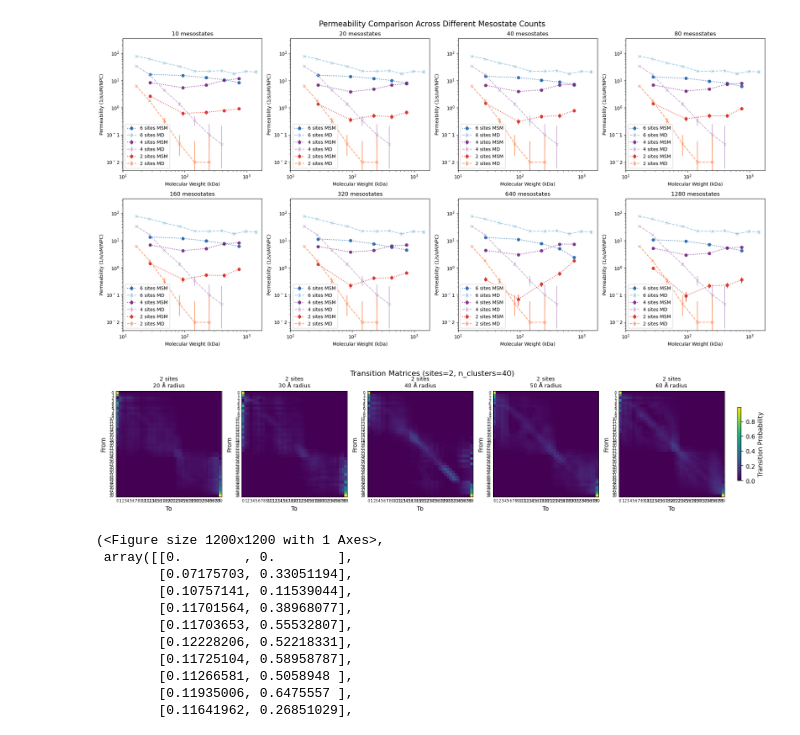
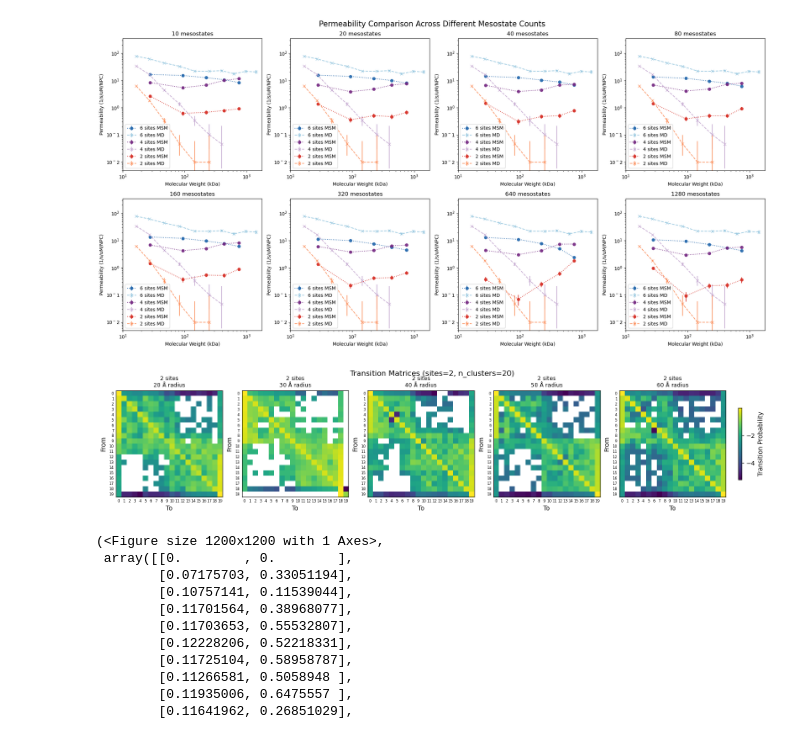
Before and after one commit to ravehlab/iMSM, a Jupyter notebook: 017_PRC_NTR_variants.ipynb, the cells around one changed output. Saved outputs shown, nothing was run; the diff lists cells and outputs as text; code cells hidden in the pictures.

```diff
--- a/017_PRC_NTR_variants.ipynb
+++ b/017_PRC_NTR_variants.ipynb
@@ -233,8 +247,8 @@ Calculating mesostates for 6 sites and 40 A radius...
 Calculating mesostates for 6 sites and 50 A radius...
 Calculating mesostates for 6 sites and 60 A radius...
 # %%
-# Cluster embedded trajectories to mesostates #
-###############################################
+# # Cluster embedded trajectories to mesostates #
+# ###############################################
 
 for sites in n_sites:
     for radius in radii:
@@ -242,9 +256,9 @@ for sites in n_sites:
         os.makedirs(f"data/ntr_variants/{sites}_sites/{radius}_radius/clustered", exist_ok=True)
         load_cluster_trajectories_save(
             n_clusters=[10, 20, 40, 80, 160, 320, 640, 1280],
-            load_embedded_path=f"data/ntr_variants/{sites}_sites/{radius}_radius/embedded/10-50-3k.pickle",
-            load_pca_cluster_path=f"data/ntr_variants/{sites}_sites/{radius}_radius/clusterings/10-50-6k-218pca-kmeans-#c#clusters.pickle",
-            save_clustered_path=f"data/ntr_variants/{sites}_sites/{radius}_radius/clustered/10-50-6k-218pca-kmeans-#c#clusters.pickle"
+            load_embedded_path=f"data/ntr_variants/{sites}_sites/{radius}_radius/embedded/10-80-6k.pickle",
+            load_pca_cluster_path=f"data/ntr_variants/{6}_sites/{radius}_radius/clusterings/10-80-6k-218pca-kmeans-#c#clusters.pickle",
+            save_clustered_path=f"data/ntr_variants/{sites}_sites/{radius}_radius/clustered_from_6-20/10-80-6k-218pca-kmeans-#c#clusters.pickle"
         )
 # %% [output]
 Clustering trajectories for 2 sites and 20 A radius...
@@ -267,14 +281,14 @@ Clustering trajectories for 6 sites and 60 A radius...
 # option 1: standard
 # option 2: bmsm
 
-for sites in [2]:
-    for radius in radii:
+for sites in [2,4,6]:
+    for radius in [20,30,40,50,60]:
         print(f"Generating transition matrix for {sites} sites and {radius} radius")
         os.makedirs(f"data/ntr_variants/{sites}_sites/{radius}_radius/transition_matrices", exist_ok=True)
-        for n_clusters in [40]:
-            with open(f"data/ntr_variants/{sites}_sites/{radius}_radius/clustered/10-50-6k-218pca-kmeans-{n_clusters}clusters.pickle", "rb") as f:
+        for n_clusters in [10, 20, 40, 80, 160, 320, 640, 1280]:
+            with open(f"data/ntr_variants/{sites}_sites/{radius}_radius/clustered/10-80-3k-218pca-faiss500ns-{n_clusters}clusters.pickle", "rb") as f:
                 clustered_data = pickle.load(f)
-            transition_matrix = generate_transition_matrix(clustered_data[:, :], n_clusters, prior=1)
+            transition_matrix = generate_transition_matrix(clustered_data[:, :], n_clusters, prior = 0.01)
             with open(f"data/ntr_variants/{sites}_sites/{radius}_radius/transition_matrices/218pca-{n_clusters}clusters.pickle", "wb") as f:
                 pickle.dump(transition_matrix, f)
 
@@ -315,8 +339,8 @@ def mm_permiability(tm, bottom_states=None, top_states=None):
 
 
 
-for n_clusters in [40]:
-    for sites in [2]:
+for n_clusters in [20]:
+    for sites in [2,4,6]:
         permeabilities_means = []
         for radius in radii:
 
@@ -324,7 +348,7 @@ for n_clusters in [40]:
                 tm = pickle.load(f)
 
             # todo NOTICE IM USING THE SINGLE PCA CLUSTER
-            with open(f"data/ntr_variants/{sites}_sites/{radius}_radius/clusterings/10-50-6k-218pca-kmeans-{n_clusters}clusters.pickle", "rb") as f:
+            with open(f"data/ntr_variants/{sites}_sites/{radius}_radius/clusterings/10-80-3k-218pca-faiss500ns-{n_clusters}clusters.pickle", "rb") as f:
                 pca_cluster = pickle.load(f)
             centers = pca_cluster.get_inverse_centers()
             bottom_indices = np.where(centers[:, 0] > 0.95)[0]
@@ -367,7 +401,7 @@ def bmsm_permiability(bmsm, bottom_states=None, top_states=None):
 
     return perm_mean, perm_std
 
-for n_clusters in [640]:
+for n_clusters in [1280]:
     for sites in [2]:
         os.makedirs(f"data/ntr_variants/{sites}_sites/bmsm_permeabilities", exist_ok=True)
         permeabilities_means = []
@@ -506,7 +536,7 @@ import matplotlib.pyplot as plt
 
 sites = 2
 # Ensure this matches what you actually generated; change if needed.
-n_clusters = 40   # set explicitly so we don't rely on a leftover loop variable
+n_clusters = 20   # set explicitly so we don't rely on a leftover loop variable
 
 tms = []
 available_radii = []
@@ -536,35 +566,35 @@ vmax = max(tm.max() for tm in tms)
 n = len(tms)
 fig_width = 3 * n
 fig, axes = plt.subplots(1, n, figsize=(fig_width, 3), constrained_layout=True)
 if n == 1:
     axes = [axes]
 
 def annotate_matrix(ax, matrix, fmt="{:.2f}", text_color="black"):
     for i in range(matrix.shape[0]):
         for j in range(matrix.shape[1]):
             val = matrix[i, j]
             ax.text(j, i - 0.25, fmt.format(val), ha='center', va='bottom',
                     fontsize=6, color=text_color, rotation=0)
 
 for ax, tm, radius in zip(axes, tms, available_radii):
-    im = ax.imshow(tm, vmin=vmin, vmax=vmax, cmap="viridis")
+    im = ax.imshow(np.log10(tm), cmap="viridis")
     ax.set_title(f"{sites} sites\n{radius} Å radius", fontsize=9)
     ax.set_xticks(range(size))
     ax.set_yticks(range(size))
     ax.tick_params(axis='both', which='both', length=0, labelsize=6)
     # annotate_matrix(ax, tm, fmt="{:.2f}")
     # Optional: turn off grid lines around cells
     ax.set_xlabel("To")
     ax.set_ylabel("From")
 
 # Shared colorbar
 cbar = fig.colorbar(im, ax=axes, shrink=0.6, pad=0.02)
 cbar.set_label("Transition Probability", rotation=90)
 
 plt.suptitle(f"Transition Matrices (sites={sites}, n_clusters={n_clusters})", y=1.05)
 plt.show()
 # %% [output]
-[figure, old version]
+[figure, new version]
 # %%
 
 import pyemma.plots as mplt
```
Also changed, not shown: parts of 11 cells of this notebook, 5 other files.
